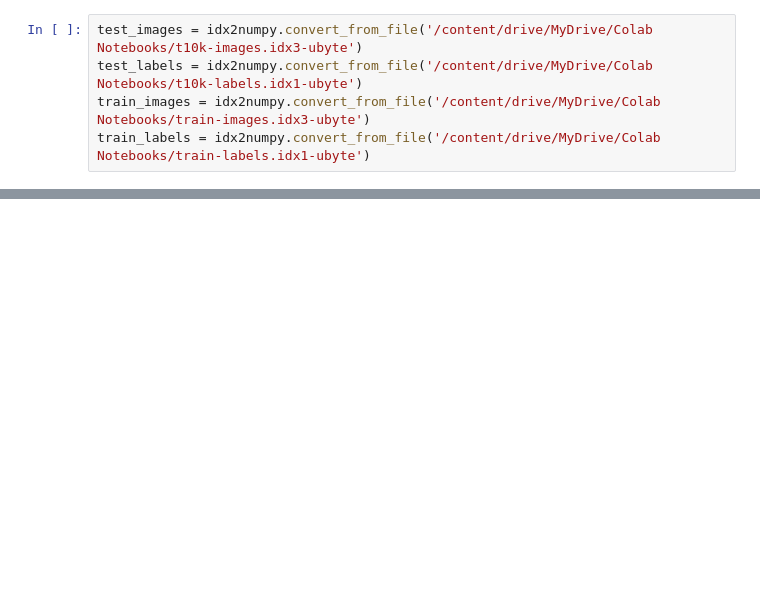
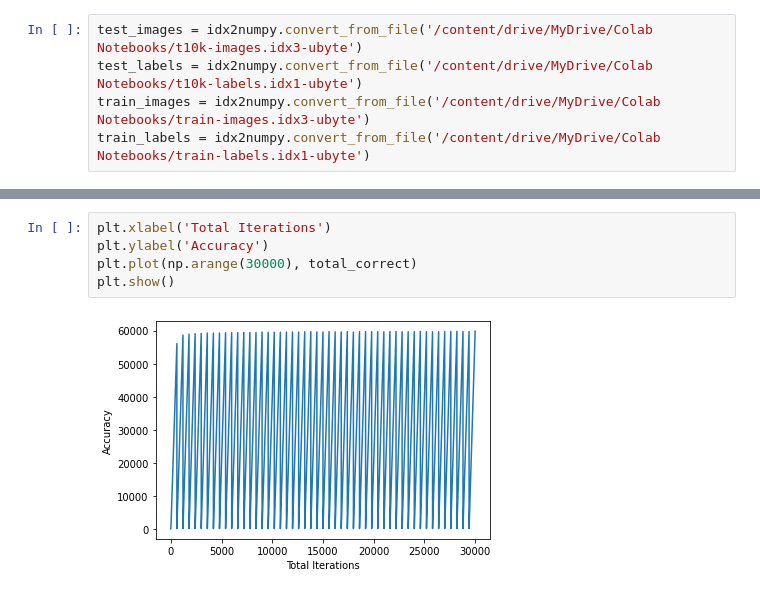
Before and after one commit to ABD-01/MNIST, a Jupyter notebook: CNN Model/MNIST_using_CNN_in_pytorch.ipynb, the cells around one changed output, grey strips where cells are left out. Drawn from its saved outputs; the diff is of its cells as text; blank space fills up the shorter version.

```diff
--- a/CNN Model/MNIST_using_CNN_in_pytorch.ipynb
+++ b/CNN Model/MNIST_using_CNN_in_pytorch.ipynb
@@ -31,0 +157,7 @@ False
+# %%
+plt.xlabel('Total Iterations')
+plt.ylabel('Accuracy')
+plt.plot(np.arange(30000), total_correct)
+plt.show()
+# %% [output]
+[figure, added]
```
Also changed, not shown: parts of 19 cells of this notebook.
